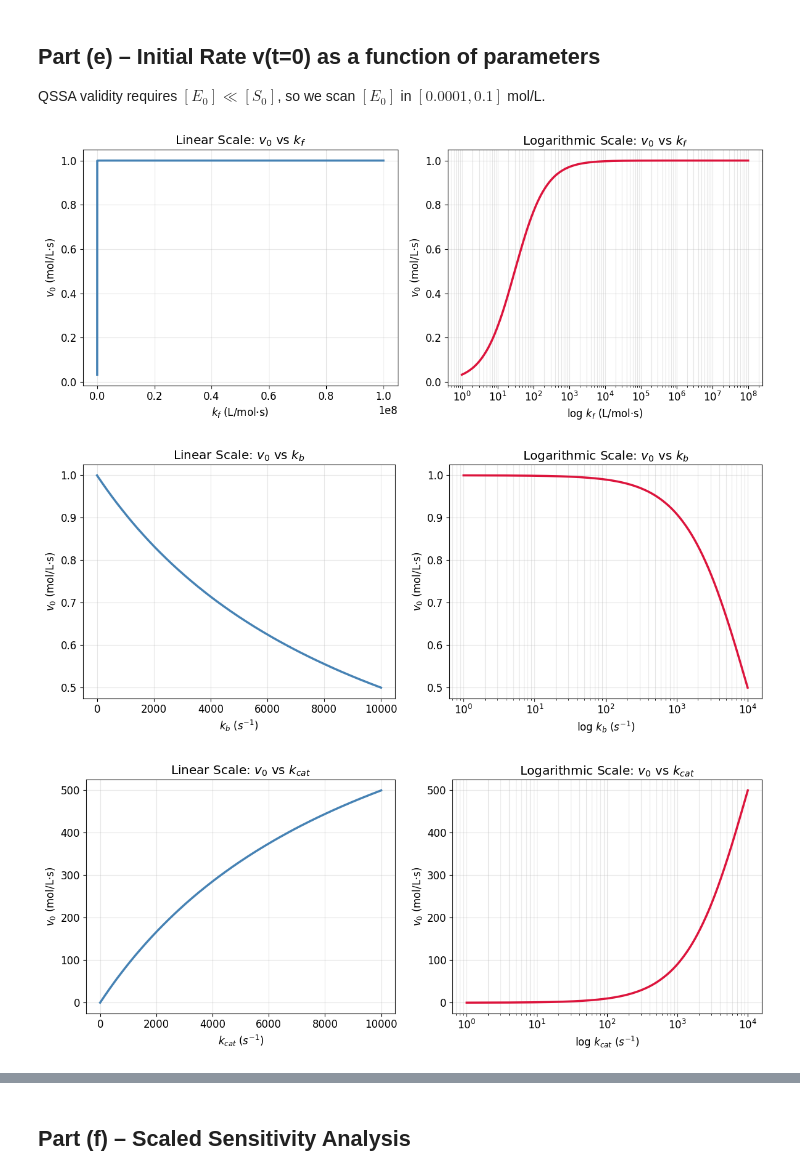
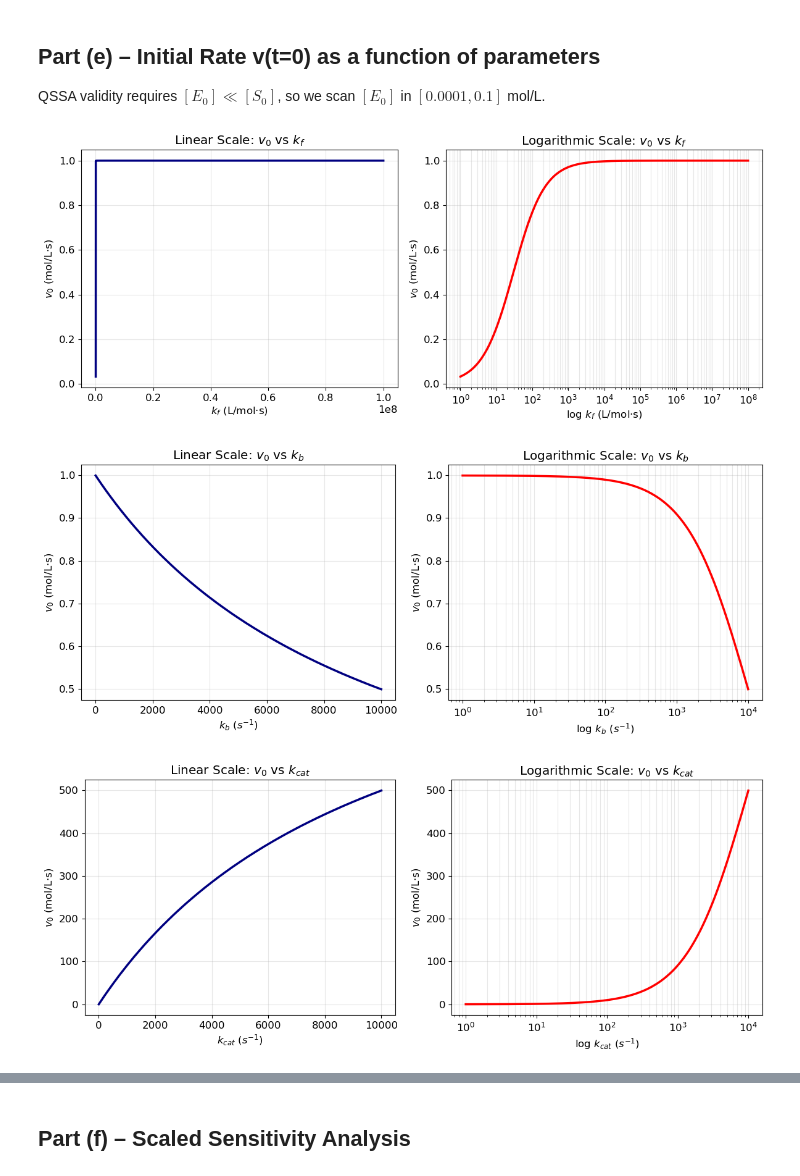
Before and after one commit to Noah-Paga/Bioreactor-mod-simulation, a Jupyter notebook: Project_1/Ex1.ipynb, the cells around one changed output, grey strips where cells are left out. Cells and saved outputs as stored; diff of their text form; code cells hidden in the pictures.

```diff
--- a/Project_1/Ex1.ipynb
+++ b/Project_1/Ex1.ipynb
@@ -131,35 +131,35 @@ def plot_dual_sensitivity(param_name, p_range, label, units, kf=kf_def, kb=kb_de
             v0_vals.append(calculate_v0(E0, S0, kf, p, kcat))
         elif param_name == 'kcat':
             v0_vals.append(calculate_v0(E0, S0, kf, kb, p))
         elif param_name == 'E0':
             v0_vals.append(calculate_v0(p, S0, kf, kb, kcat))
 
     fig, (ax1, ax2) = plt.subplots(1, 2, figsize=(12, 5))
 
     # Linear Plot
-    ax1.plot(p_range, v0_vals, color='steelblue', lw=2.5)
+    ax1.plot(p_range, v0_vals, color='navy', lw=2.5)
     ax1.set_title(f'Linear Scale: $v_0$ vs {label}')
     ax1.set_xlabel(f'{label} ({units})')
     ax1.set_ylabel('$v_0$ (mol/L·s)')
     ax1.grid(True, alpha=0.3)
 
     # Logarithmic Plot
-    ax2.plot(p_range, v0_vals, color='crimson', lw=2.5)
+    ax2.plot(p_range, v0_vals, color='red', lw=2.5)
     ax2.set_xscale('log')
     ax2.set_title(f'Logarithmic Scale: $v_0$ vs {label}')
     ax2.set_xlabel(f'log {label} ({units})')
     ax2.set_ylabel('$v_0$ (mol/L·s)')
     ax2.grid(True, which="both", alpha=0.3)
 
     plt.tight_layout()
     plt.savefig(f'sensitivity_{param_name}.png', dpi=150)
     plt.show()
 
 plot_dual_sensitivity('kf', kf_range, '$k_f$', 'L/mol·s')
 plot_dual_sensitivity('kb', kb_range, '$k_b$', '$s^{-1}$')
 plot_dual_sensitivity('kcat', kcat_range, '$k_{cat}$', '$s^{-1}$')
 plot_dual_sensitivity('E0', E0_range, '$[E_0]$', 'mol/L')
 # %% [output]
-[figure, old version]
+[figure, new version]
-[figure, old version]
+[figure, new version]
-[figure, old version]
+[figure, new version]
```
Also changed, not shown: parts of 5 cells of this notebook.
